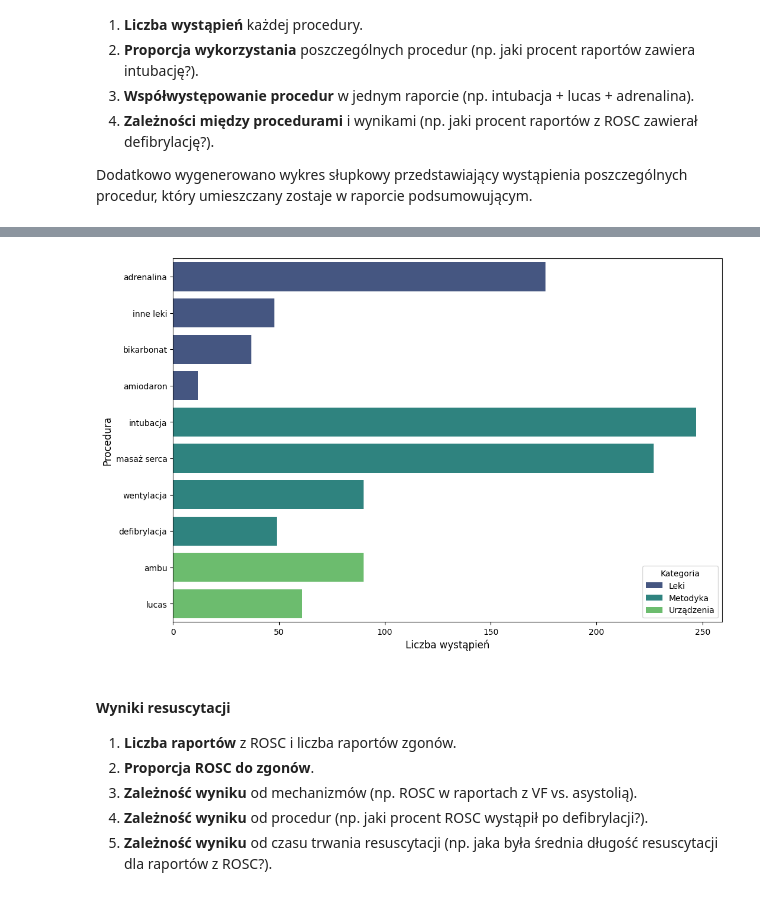
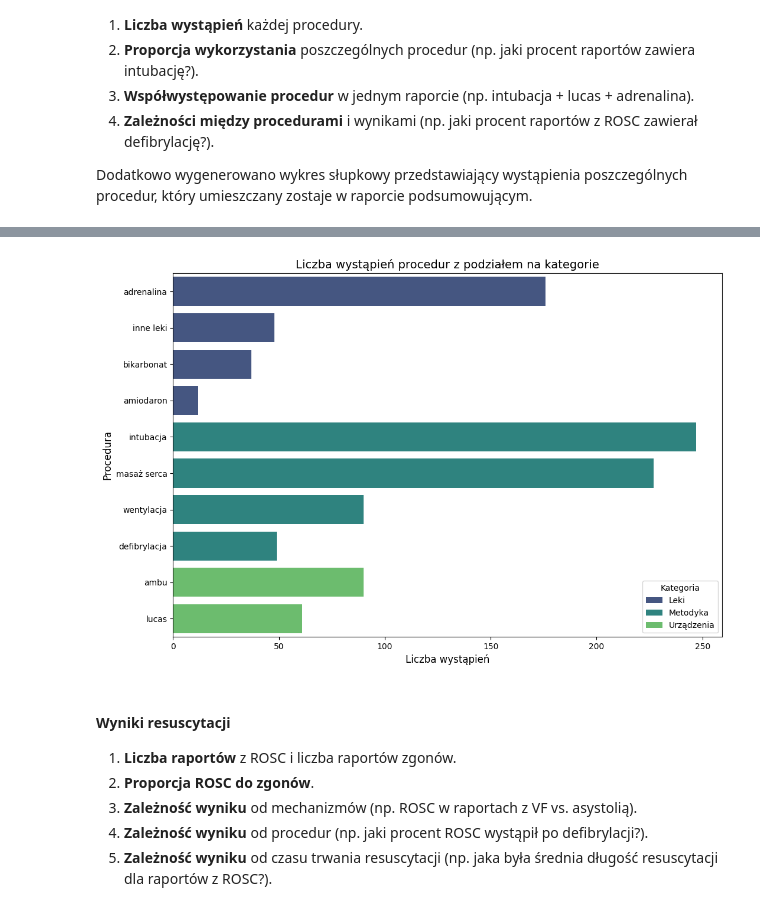
Before and after one commit to juestany/praca_inz, a Jupyter notebook: praca.ipynb, the cells around one changed output, grey strips where cells are left out. Drawn from its saved outputs; the diff is of its cells as text; code cells hidden in the pictures.

Commit message:
fixed procedures

```diff
--- a/praca.ipynb
+++ b/praca.ipynb
@@ -510,51 +523,72 @@ else:
     raise ValueError("The 'procedures' column does not exist in the DataFrame.")
 
 # Kategorie klasyfikacji
-medications = {"adrenalina", "bikarbonat", "amiodaron", "inne leki"}
-devices = {"lucas", "ambu"}
-methodology = {"masaż serca", "intubacja", "defibrylacja", "wentylacja"}
+categories = {
+    "Leki": {"adrenalina", "bikarbonat", "amiodaron", "inne leki"},
+    "Urządzenia": {"lucas", "ambu"},
+    "Metodyka": {"masaż serca", "intubacja", "defibrylacja", "wentylacja"},
+}
 
 def classify_procedures(procedures):
-    meds = [proc for proc in procedures if proc in medications]
-    devs = [proc for proc in procedures if proc in devices]
-    meth = [proc for proc in procedures if proc in methodology]
-    # Jeśli w urządzeniach jest 'ambu', oznacza to równocześnie wystąpienie wentylacji w metodyce
-    if "ambu" in devs:
+    meds = [proc for proc in procedures if proc in categories["Leki"]]
+    devs = [proc for proc in procedures if proc in categories["Urządzenia"]]
+    meth = [proc for proc in procedures if proc in categories["Metodyka"]]
+
+    # Jeśli występuje "ambu", dodajemy "wentylacja"
+    if "ambu" in procedures and "wentylacja" not in meth:
         meth.append("wentylacja")
+
     return meds, devs, meth
 
+# Aktualizacja kolumn procedur
 df_processed[["medications", "devices", "methodology"]] = df_processed["procedures"].apply(
     lambda procs: pd.Series(classify_procedures(procs))
 )
 
-# 1. Liczba wystąpień kazdej procedury i proporcja
-medication_counts = Counter([med for meds in df_processed["medications"] for med in meds])
-device_counts = Counter([dev for devs in df_processed["devices"] for dev in devs])
-methodology_counts = Counter([meth for meths in df_processed["methodology"] for meth in meths])
+# Liczba wystąpień procedur
+all_procedures = [proc for procs in df_processed["procedures"] for proc in procs]
+procedure_counts = Counter(all_procedures)
 
-# Wszystkie raporty
 total_reports = len(df_processed)
 
-medication_df = pd.DataFrame.from_dict(medication_counts, orient="index", columns=["count"]).reset_index()
-medication_df.rename(columns={"index": "Procedura"}, inplace=True)
-medication_df["Kategoria"] = "Leki"
-medication_df["Proporcja [%]"] = (medication_df["count"] / total_reports) * 100
+# Zliczanie ROSC i zgonów dla każdej procedury
+procedure_data = []
+for procedure, count in procedure_counts.items():
+    category = None
+    for cat, items in categories.items():
+        if procedure in items:
+            category = cat
+            break
 
-device_df = pd.DataFrame.from_dict(device_counts, orient="index", columns=["count"]).reset_index()
-device_df.rename(columns={"index": "Procedura"}, inplace=True)
-device_df["Kategoria"] = "Urządzenia"
-device_df["Proporcja [%]"] = (device_df["count"] / total_reports) * 100
+    subset = df_processed[df_processed["procedures"].apply(lambda procs: procedure in procs)]
+    rosc_count = subset["result"].apply(lambda results: "ROSC" in results).sum()
+    zgon_count = subset["result"].apply(lambda results: "zgon" in results).sum()
+    total = len(subset)
+    rosc_percentage = (rosc_count / total) * 100 if total > 0 else 0
+    zgon_percentage = (zgon_count / total) * 100 if total > 0 else 0
 
-methodology_df = pd.DataFrame.from_dict(methodology_counts, orient="index", columns=["count"]).reset_index()
-methodology_df.rename(columns={"index": "Procedura"}, inplace=True)
-methodology_df["Kategoria"] = "Metodyka"
-methodology_df["Proporcja [%]"] = (methodology_df["count"] / total_reports) * 100
+    procedure_data.append({
+        "Kategoria": category,
+        "Procedura": procedure,
+        "Wystąpienia": count,
+        "Proporcja [%]": (count / total_reports) * 100,
+        "ROSC [%]": rosc_percentage,
+        "Zgony [%]": zgon_percentage,
+    })
 
-summary_df = pd.concat([medication_df, methodology_df, device_df], ignore_index=True)
+# Tworzenie df z wynikami
+summary_df = pd.DataFrame(procedure_data).sort_values(
+    by=["Kategoria", "Wystąpienia"], ascending=[True, False]
+)
 
-summary_df = summary_df[["Kategoria", "Procedura", "count", "Proporcja [%]"]].sort_values(
-    by=["Kategoria", "count"], ascending=[True, False]
-)
+# Kopiujemy dane dla "ambu" i tworzymy wiersz dla "wentylacja" (bo jeśli wykorzystano Ambu, wystąpiła wentylacja)
+ambu_row = summary_df[(summary_df["Kategoria"] == "Urządzenia") & (summary_df["Procedura"] == "ambu")].iloc[0]
+ventilation_row = ambu_row.copy()
+ventilation_row["Kategoria"] = "Metodyka"
+ventilation_row["Procedura"] = "wentylacja"
+
+summary_df = pd.concat([summary_df, pd.DataFrame([ventilation_row])], ignore_index=True)
+summary_df = summary_df.sort_values(by=["Kategoria", "Wystąpienia"], ascending=[True, False]).reset_index(drop=True)
 
 # 3. Współwystępowanie w kategorii "metody"
 methodology_cooccurrences = Counter()
@@ -566,13 +600,13 @@ methodology_cooccurrences_df = pd.DataFrame.from_dict(
     methodology_cooccurrences, orient="index", columns=["count"]
 )
 methodology_cooccurrences_df.reset_index(inplace=True)
-methodology_cooccurrences_df.rename(columns={"index": "cooccurrence"}, inplace=True)
+methodology_cooccurrences_df.rename(columns={"index": "współwystępowanie"}, inplace=True)
 
 top_3_methodology_cooccurrences_df = methodology_cooccurrences_df.sort_values(
     by="count", ascending=False
 ).head(3)
 
-# Przykładowe wyniki
+# Wyniki
 print("Tabela podsumowująca wszystkie procedury i ich proporcje do wszystkich raportów:")
 print(summary_df)
 print("\nTrzy najczęstsze współwystępowania metod RKO:")
@@ -582,22 +616,23 @@ print(top_3_methodology_cooccurrences_df)
 plt.figure(figsize=(12, 8))
 sns.barplot(
     data=summary_df,
-    x="count",
+    x="Wystąpienia",
     y="Procedura",
     hue="Kategoria",
     palette="viridis"
 )
 
-# Add chart details
+# Dodanie szczegółów do wykresu
 plt.xlabel("Liczba wystąpień", fontsize=12)
 plt.ylabel("Procedura", fontsize=12)
+plt.title("Liczba wystąpień procedur z podziałem na kategorie", fontsize=14)
 plt.legend(title="Kategoria", fontsize=10, loc="lower right")
 
 # Zapisanie wykresu
 output_path = "wykres_procedury.png"
 plt.savefig(output_path, format="png", dpi=300, bbox_inches="tight")
 
-# Display the chart
+# Wyświetlenie wykresu
 plt.show()
 # %% [output]
 Tabela podsumowująca wszystkie procedury i ich proporcje do wszystkich raportów:
@@ -618,7 +653,7 @@ Trzy najczęstsze współwystępowania metod RKO:
 0   (intubacja, masaż serca)    214
 1    (intubacja, wentylacja)     90
 2  (masaż serca, wentylacja)     85
-[figure, old version]
+[figure, new version]
 # %% [markdown]
 #### Wyniki resuscytacji
 
```
Also changed, not shown: parts of 4 cells of this notebook, 1 other file.
